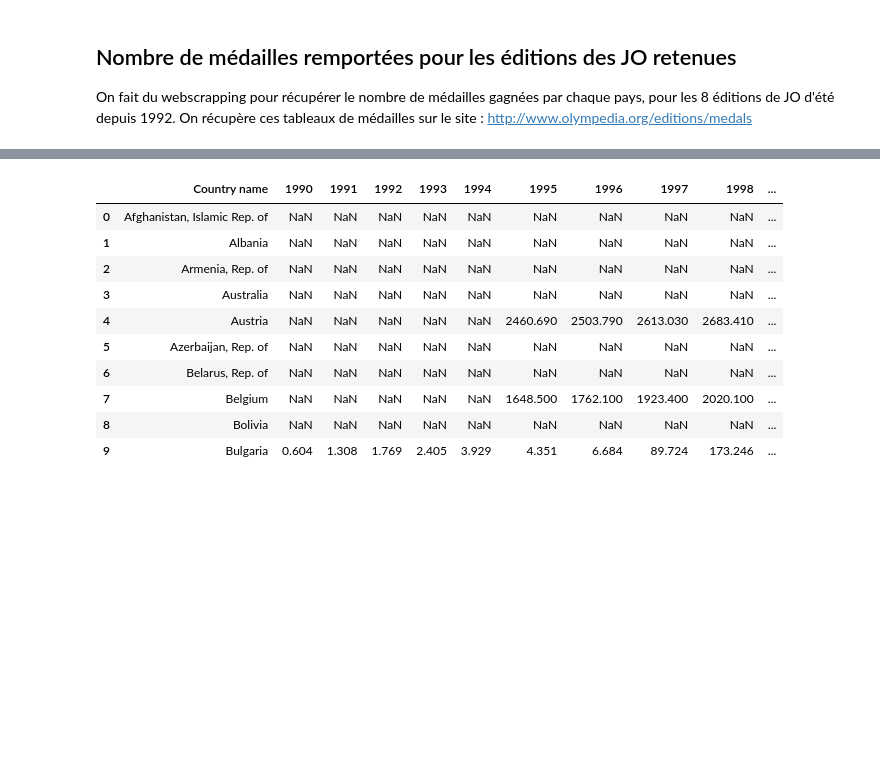
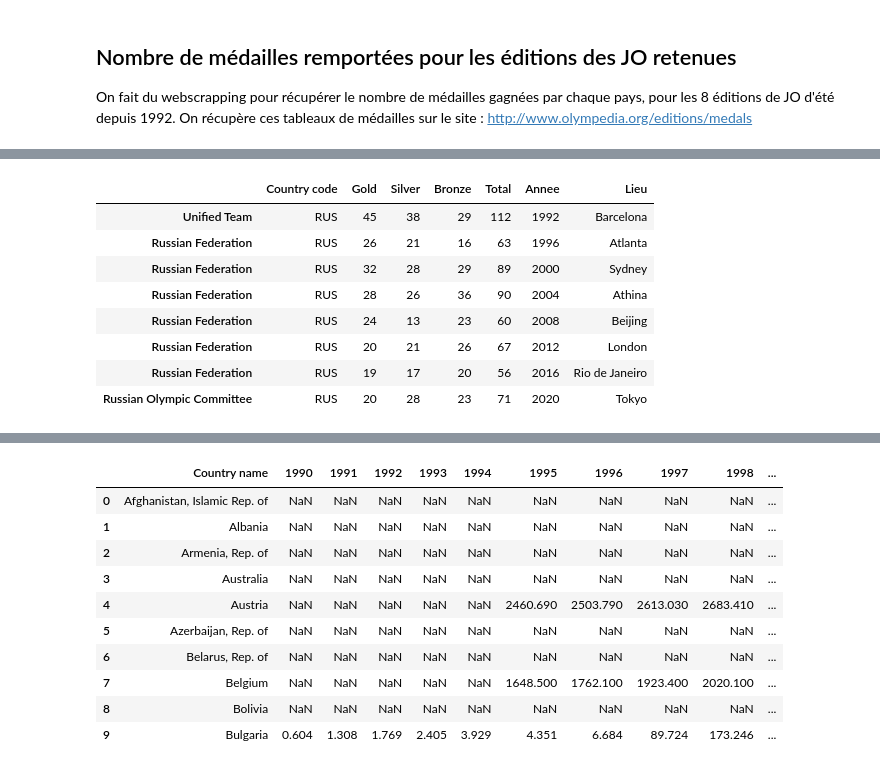
Before and after one commit to clemencebriodeau/Projet-python, a Jupyter notebook: Recuperation_donnees.ipynb, the cells around one changed output, grey strips where cells are left out. Cells and saved outputs as stored; diff of their text form; code cells hidden in the pictures; blank space fills up the shorter version.

```diff
--- a/Recuperation_donnees.ipynb
+++ b/Recuperation_donnees.ipynb
@@ -27,3 +30,17 @@ On récupère ces tableaux de médailles sur le site : http://www.olympedia.org/
+# %%
+df_copy = df_medailles.copy()
+df_copy['Country code'] = df_copy['Country code'].replace(["EUN", "ROC"], "RUS")
+df_copy[df_copy['Country code'] == "RUS"]
+# %% [output]
+|  | Country code | Gold | Silver | Bronze | Total | Annee | Lieu |
+| Unified Team | RUS | 45 | 38 | 29 | 112 | 1992 | Barcelona |
+| Russian Federation | RUS | 26 | 21 | 16 | 63 | 1996 | Atlanta |
+| Russian Federation | RUS | 32 | 28 | 29 | 89 | 2000 | Sydney |
+| Russian Federation | RUS | 28 | 26 | 36 | 90 | 2004 | Athina |
+| Russian Federation | RUS | 24 | 13 | 23 | 60 | 2008 | Beijing |
+| Russian Federation | RUS | 20 | 21 | 26 | 67 | 2012 | London |
+| Russian Federation | RUS | 19 | 17 | 20 | 56 | 2016 | Rio de Janeiro |
+| Russian Olympic Committee | RUS | 20 | 28 | 23 | 71 | 2020 | Tokyo |
 # %% [markdown]
 ## PIB par habitant des pays
 
```
Also changed, not shown: parts of 24 cells of this notebook, 13 other files.
